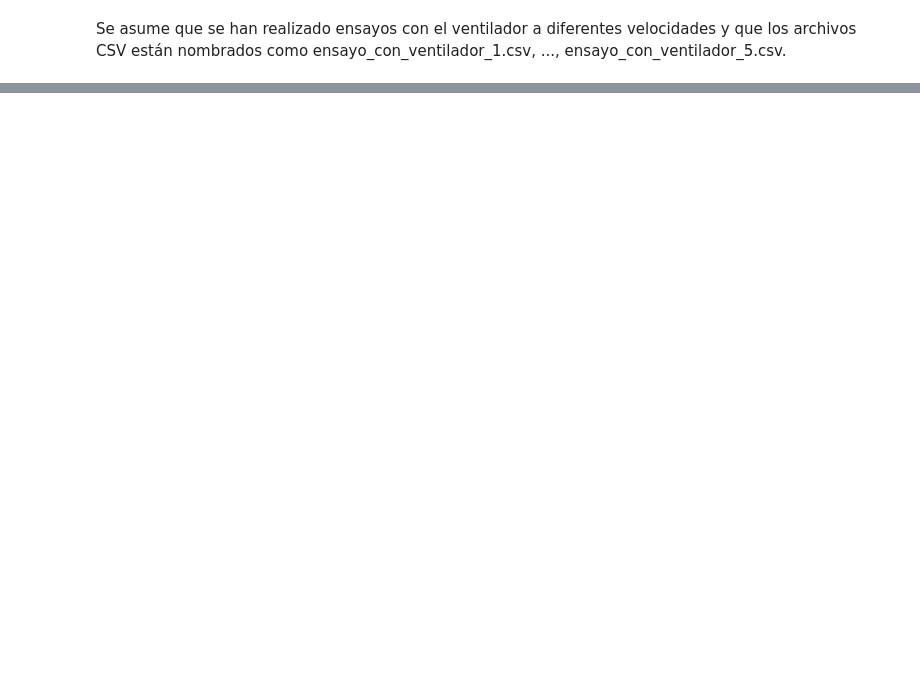
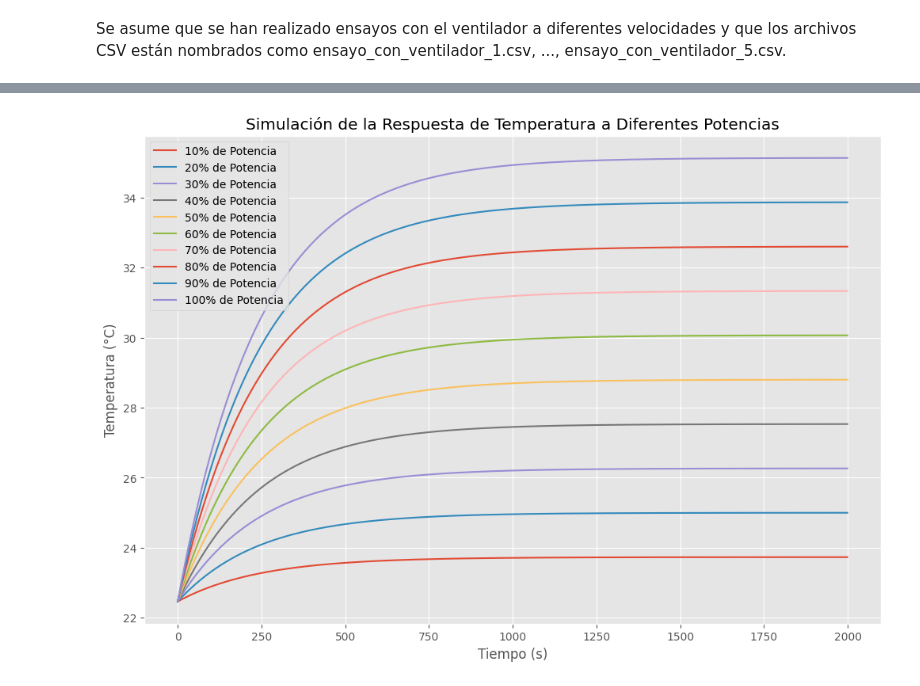
Before and after one commit to MaximilianoAntonio/incubator-prototype, a Jupyter notebook: Incbadora ino/vizualizador csv.ipynb, the cells around one changed output, grey strips where cells are left out. Cells and saved outputs as stored; diff of their text form; code cells hidden in the pictures; blank space fills up the shorter version.

```diff
--- a/Incbadora ino/vizualizador csv.ipynb
+++ b/Incbadora ino/vizualizador csv.ipynb
@@ -342,0 +248,38 @@ for idx, potencia in enumerate(Potencias):
+# %%
+# Parámetros del sistema
+K = 0.1268  # Ganancia estática promedio (°C/W)
+tau = 243.54  # Constante de tiempo promedio (s)
+P_max = 100  # Potencia máxima (W)
+temperatura = df['Temperatura (°C)']
+temperatura = temperatura[:50].mean()
+T_inicial = temperatura  # Temperatura inicial (°C)
+
+# Vector de tiempo para la simulación
+tiempo = np.arange(0, 2000, 1)  # Desde 0 hasta 2000 s en incrementos de 1 s
+
+# Lista de niveles de potencia en porcentaje
+niveles_potencia = [10, 20, 30, 40, 50, 60, 70, 80, 90, 100]
+
+# Crear la figura para las gráficas
+plt.figure(figsize=(12, 8))
+
+for porcentaje_potencia in niveles_potencia:
+    # Cálculo de ΔP y ΔT_final para cada nivel de potencia
+    delta_P = P_max * (porcentaje_potencia / 100)
+    delta_T_final = K * delta_P
+
+    # Cálculo de la temperatura en función del tiempo
+    T = T_inicial + delta_T_final * (1 - np.exp(-tiempo / tau))
+
+    # Graficar la respuesta
+    plt.plot(tiempo, T, label=f'{porcentaje_potencia}% de Potencia')
+
+# Configuración de la gráfica
+plt.title('Simulación de la Respuesta de Temperatura a Diferentes Potencias')
+plt.xlabel('Tiempo (s)')
+plt.ylabel('Temperatura (°C)')
+plt.legend()
+plt.grid(True)
+plt.show()
+# %% [output]
+[figure, added]
```
Also changed, not shown: parts of 15 cells of this notebook, 21 other files.
